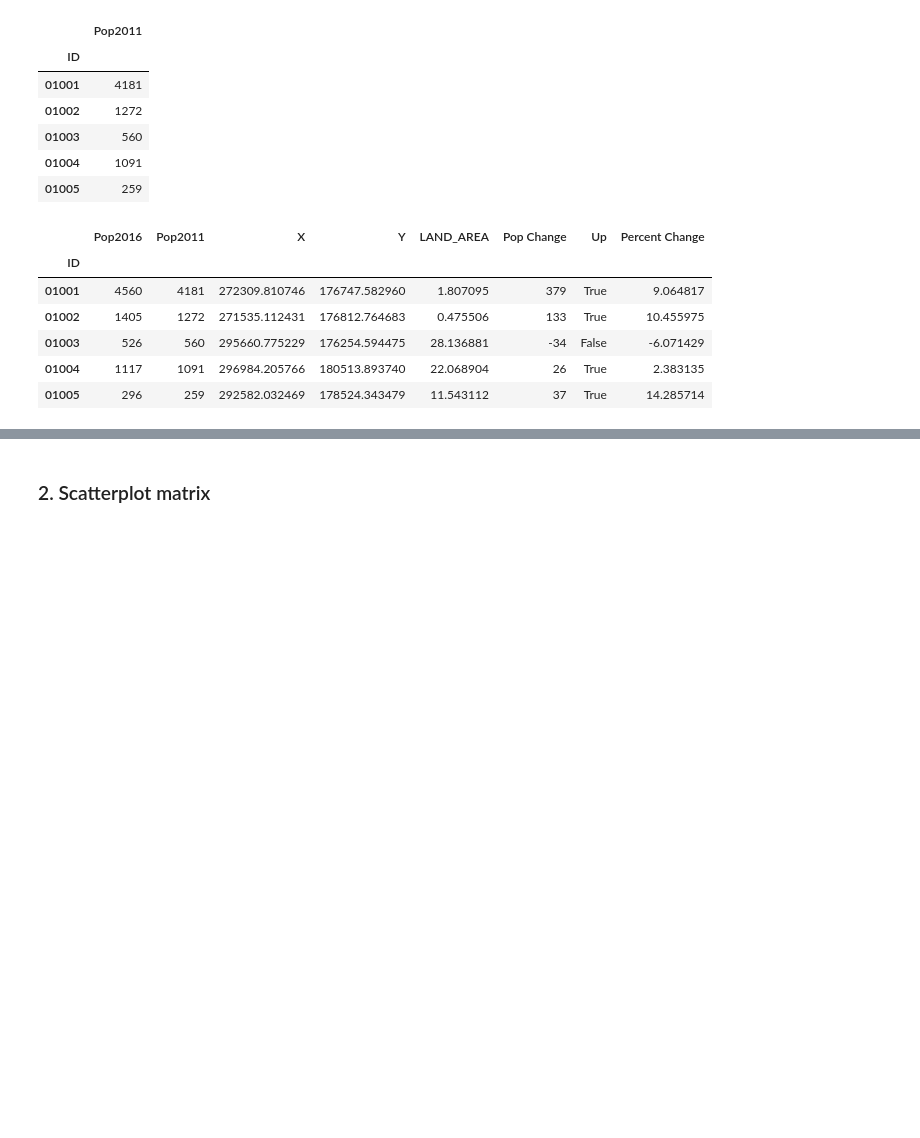
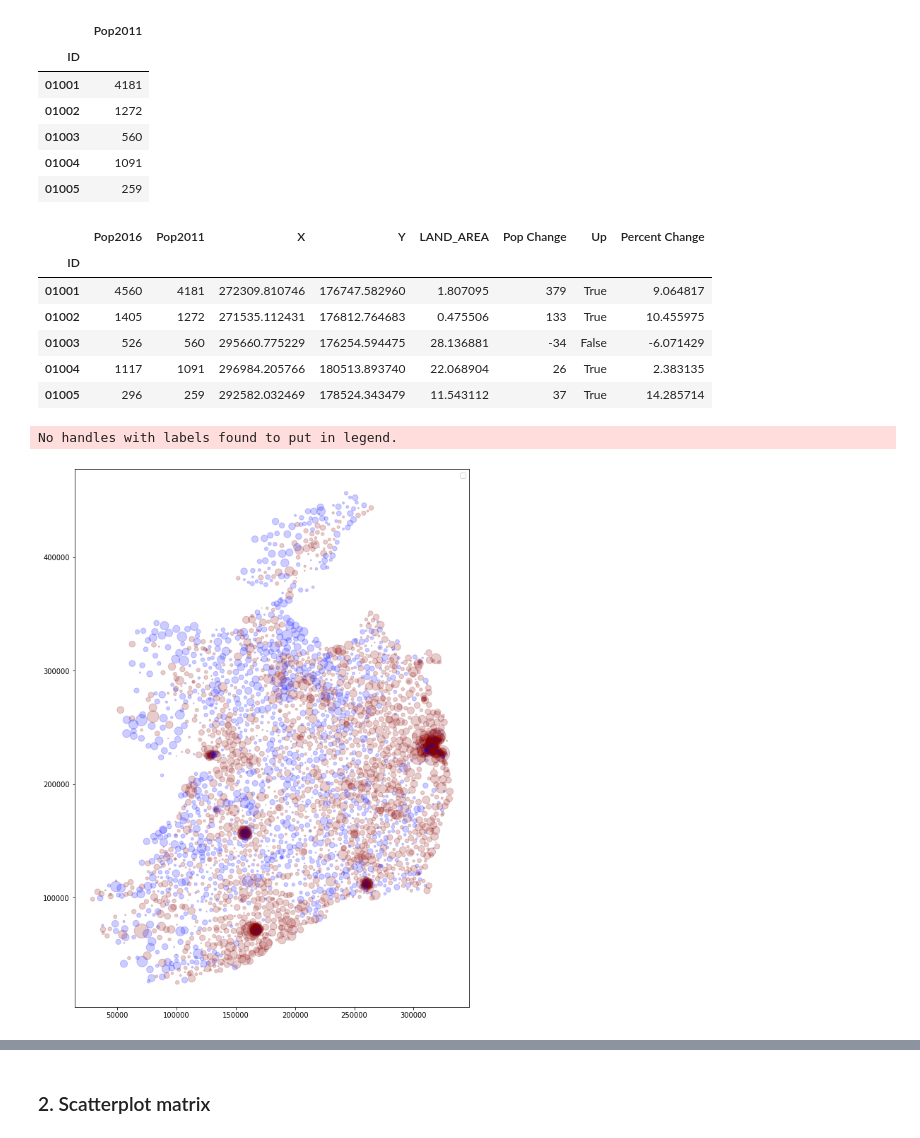
Before and after one commit to fod/fundamentals-data-analysis, a Jupyter notebook: pyplot.ipynb, the cells around one changed output, grey strips where cells are left out. Cells and saved outputs as stored; diff of their text form; code cells hidden in the pictures; blank space fills up the shorter version.

```diff
--- a/pyplot.ipynb
+++ b/pyplot.ipynb
@@ -132,3 +132,14 @@ pop.head()
 | 01003 | 526 | 560 | 295660.775229 | 176254.594475 | 28.136881 | -34 | False | -6.071429 |
 | 01004 | 1117 | 1091 | 296984.205766 | 180513.893740 | 22.068904 | 26 | True | 2.383135 |
 | 01005 | 296 | 259 | 292582.032469 | 178524.343479 | 11.543112 | 37 | True | 14.285714 |
+# %%
+# Create scatterplot with long and lat values of centroids on X and Y axes
+# and direction of pop change as colour
+# and size of symbol as size of pop change
+plt.figure(figsize=(10, 14))
+plt.scatter(x=pop['X'], y=pop['Y'], alpha=0.2, c=np.where(pop['Up'], 'darkred', 'blue'), s=abs(pop['Percent Change'] * 10))
+plt.legend()
+plt.show()
+# %% [output]
+No handles with labels found to put in legend.
+[figure, added]
```
Also changed, not shown: parts of 4 cells of this notebook.
